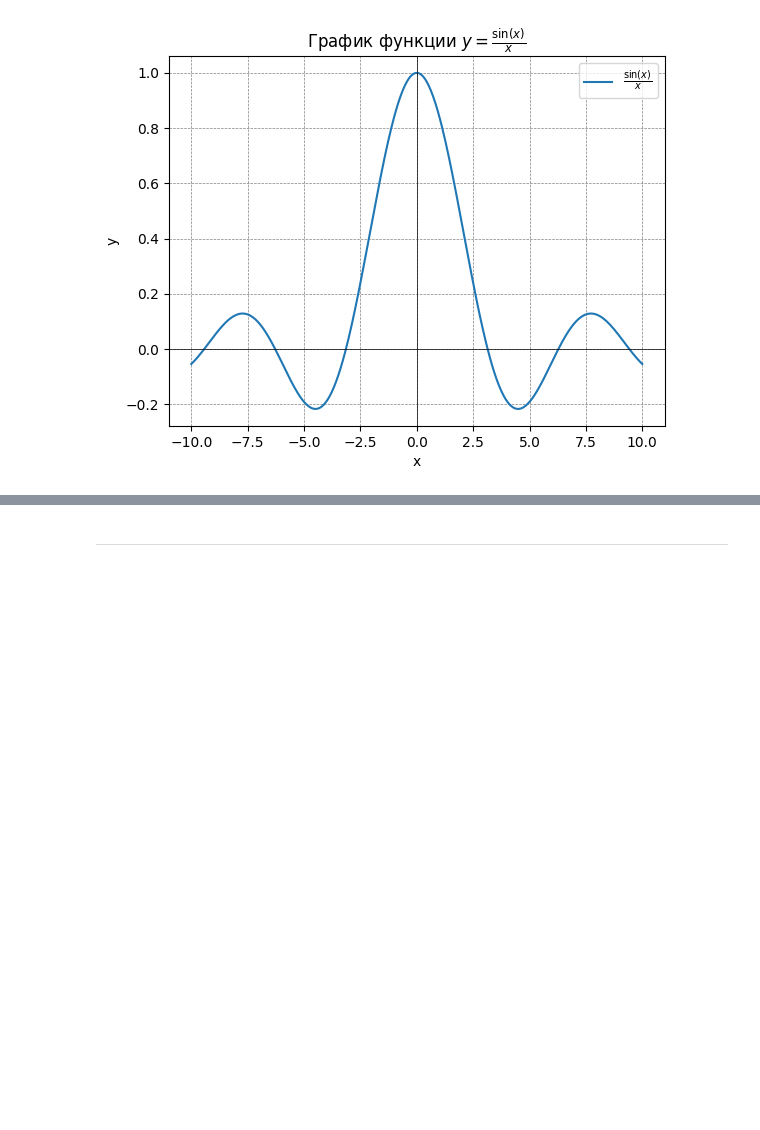
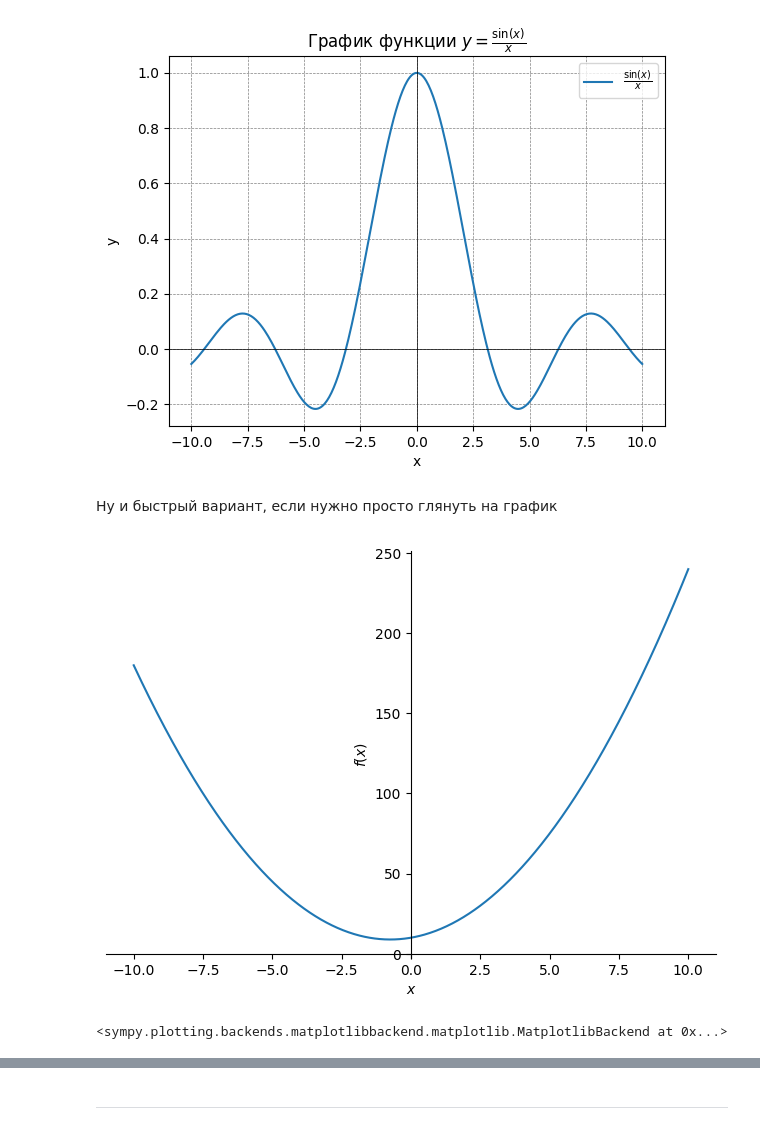
Before and after one commit to vavilove001-lab/sf_data_science, a Jupyter notebook: Notes/sympy.ipynb, the cells around one changed output, grey strips where cells are left out. Saved outputs shown, nothing was run; the diff lists cells and outputs as text; code cells hidden in the pictures; blank space fills up the shorter version.

Commit message:
plotting in sympy

```diff
--- a/Notes/sympy.ipynb
+++ b/Notes/sympy.ipynb
@@ -290,3 +290,13 @@ plt.legend()
 plt.show()
 # %% [output]
 [figure]
+# %% [markdown]
+Ну и быстрый вариант, если нужно просто глянуть на график
+# %%
+from sympy import *
+x = symbols('x')
+f = 2*x**2 + 3 * x + 10
+plot(f)
+# %% [output]
+[figure, added]
+<sympy.plotting.backends.matplotlibbackend.matplotlib.MatplotlibBackend at 0x...>
```
Also changed, not shown: parts of 1 cell of this notebook, 1 other file.
